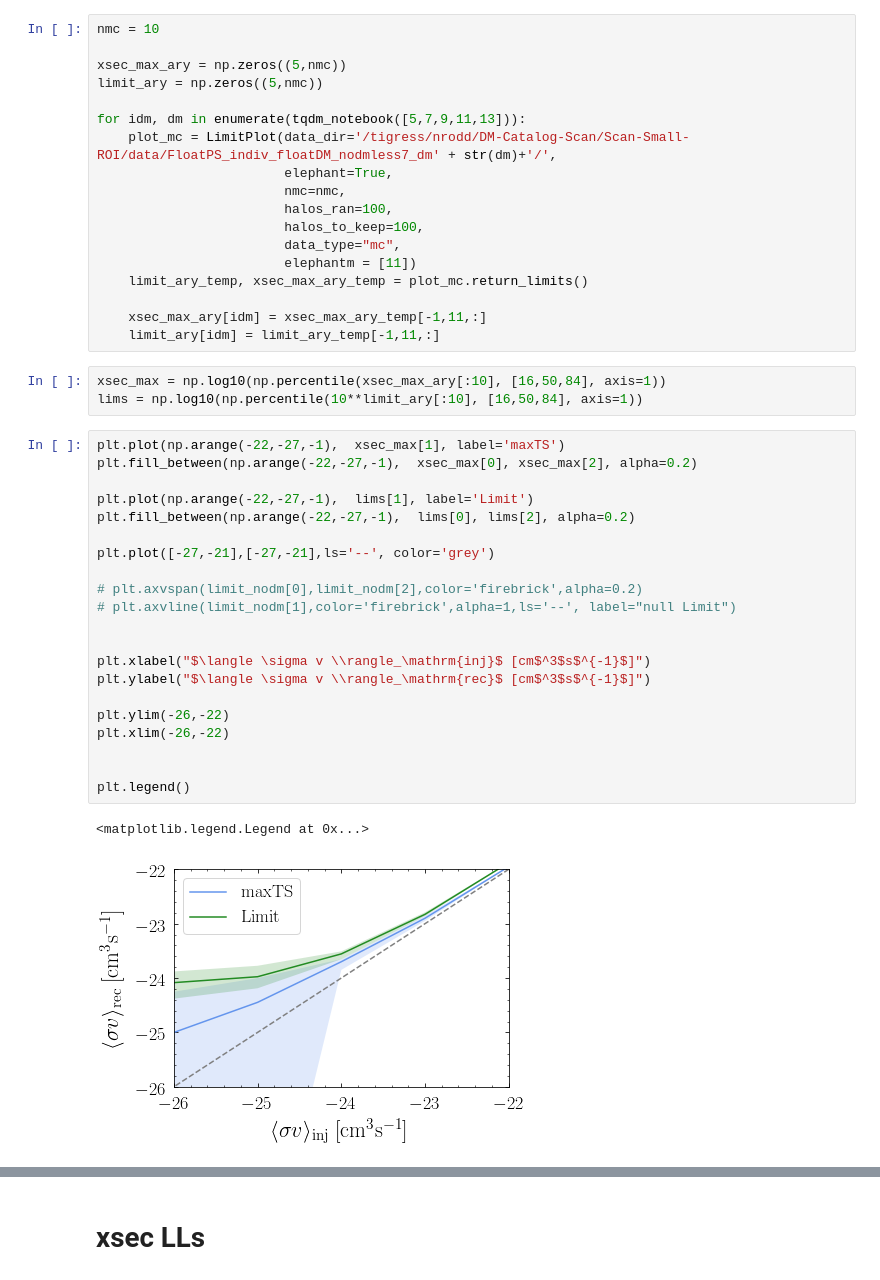
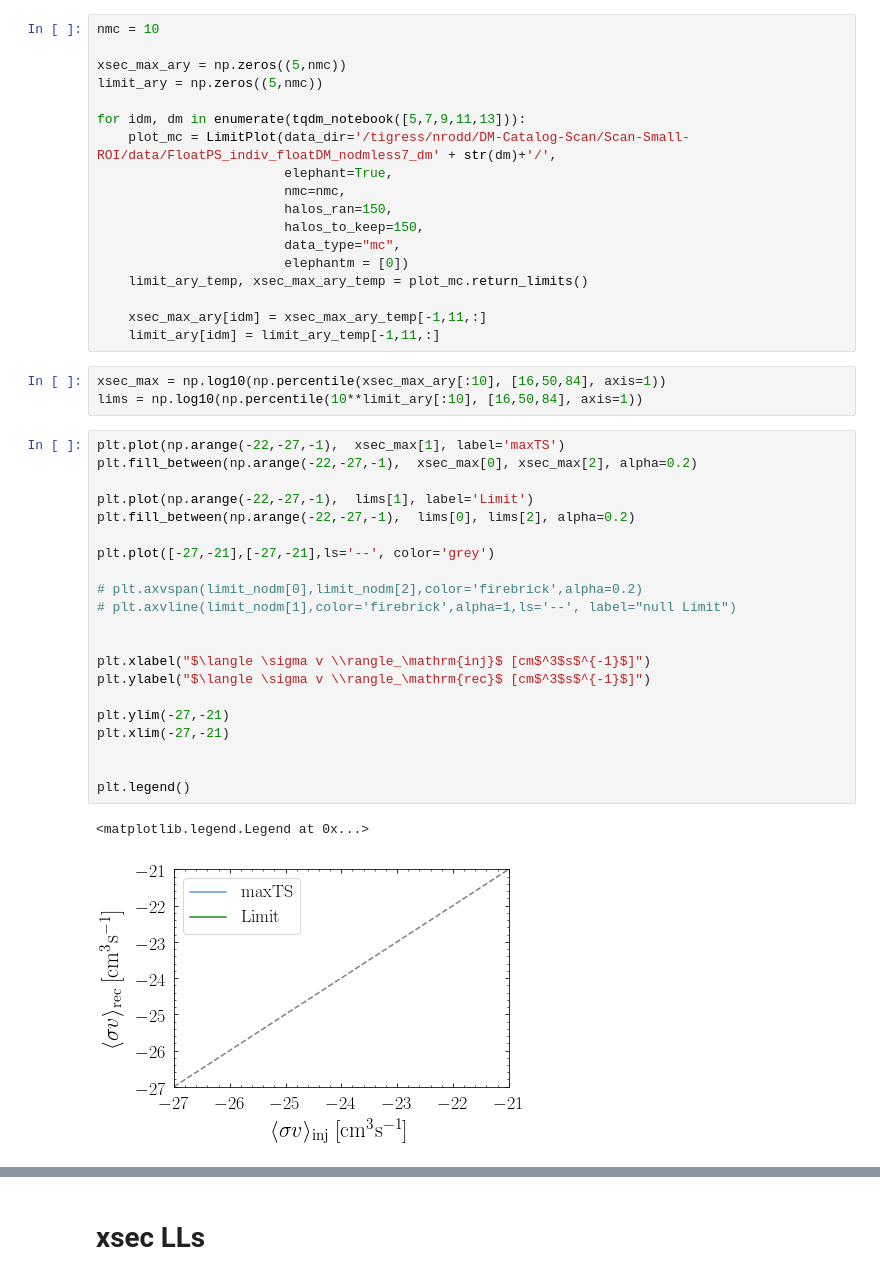
Before and after one commit to jeansom/DM-Catalog-Scan, a Jupyter notebook: Scan-Small-ROI/notebooks/Plot_Elephant-Sid-Cleanup.ipynb, the cells around one changed output, grey strips where cells are left out. Drawn from its saved outputs; the diff is of its cells as text.

```diff
--- a/Scan-Small-ROI/notebooks/Plot_Elephant-Sid-Cleanup.ipynb
+++ b/Scan-Small-ROI/notebooks/Plot_Elephant-Sid-Cleanup.ipynb
@@ -127,10 +124,10 @@ for idm, dm in enumerate(tqdm_notebook([5,7,9,11,13])):
     plot_mc = LimitPlot(data_dir='/tigress/nrodd/DM-Catalog-Scan/Scan-Small-ROI/data/FloatPS_indiv_floatDM_nodmless7_dm' + str(dm)+'/',
                         elephant=True,
                         nmc=nmc,
-                        halos_ran=100,
-                        halos_to_keep=100,
+                        halos_ran=150,
+                        halos_to_keep=150,
                         data_type="mc",
-                        elephantm = [11])
+                        elephantm = [0])
     limit_ary_temp, xsec_max_ary_temp = plot_mc.return_limits()
 
     xsec_max_ary[idm] = xsec_max_ary_temp[-1,11,:]
@@ -141,24 +138,24 @@ lims = np.log10(np.percentile(10**limit_ary[:10], [16,50,84], axis=1))
 # %%
 plt.plot(np.arange(-22,-27,-1),  xsec_max[1], label='maxTS')
 plt.fill_between(np.arange(-22,-27,-1),  xsec_max[0], xsec_max[2], alpha=0.2)
 
 plt.plot(np.arange(-22,-27,-1),  lims[1], label='Limit')
 plt.fill_between(np.arange(-22,-27,-1),  lims[0], lims[2], alpha=0.2)
 
 plt.plot([-27,-21],[-27,-21],ls='--', color='grey')
 
 # plt.axvspan(limit_nodm[0],limit_nodm[2],color='firebrick',alpha=0.2)
 # plt.axvline(limit_nodm[1],color='firebrick',alpha=1,ls='--', label="null Limit")
 
 
 plt.xlabel("$\langle \sigma v \\rangle_\mathrm{inj}$ [cm$^3$s$^{-1}$]")
 plt.ylabel("$\langle \sigma v \\rangle_\mathrm{rec}$ [cm$^3$s$^{-1}$]")
 
-plt.ylim(-26,-22)
-plt.xlim(-26,-22)
+plt.ylim(-27,-21)
+plt.xlim(-27,-21)
 
 
 plt.legend()
 # %% [output]
 <matplotlib.legend.Legend at 0x...>
-[figure, old version]
+[figure, new version]
```
Also changed, not shown: parts of 5 cells of this notebook, 12 other files.
